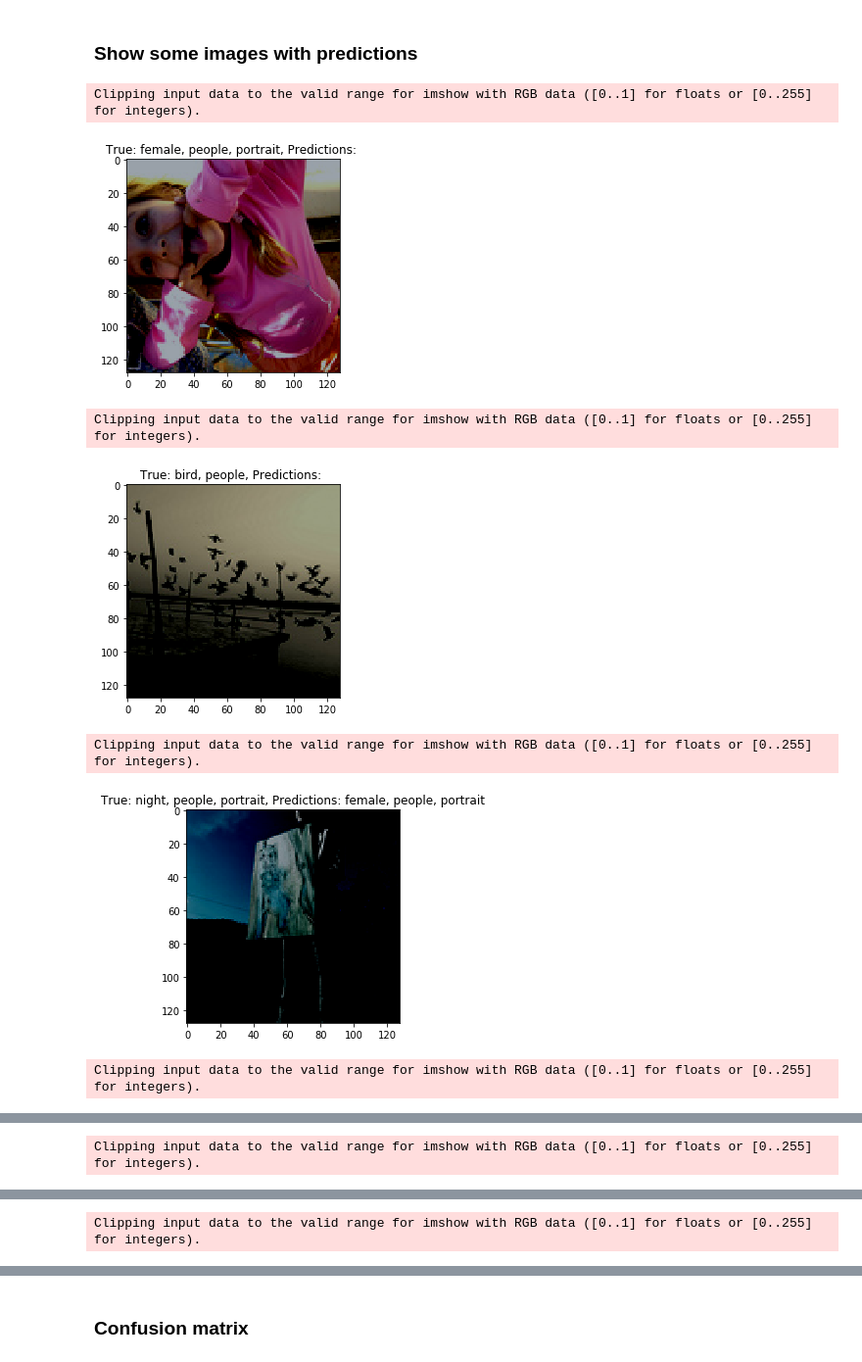
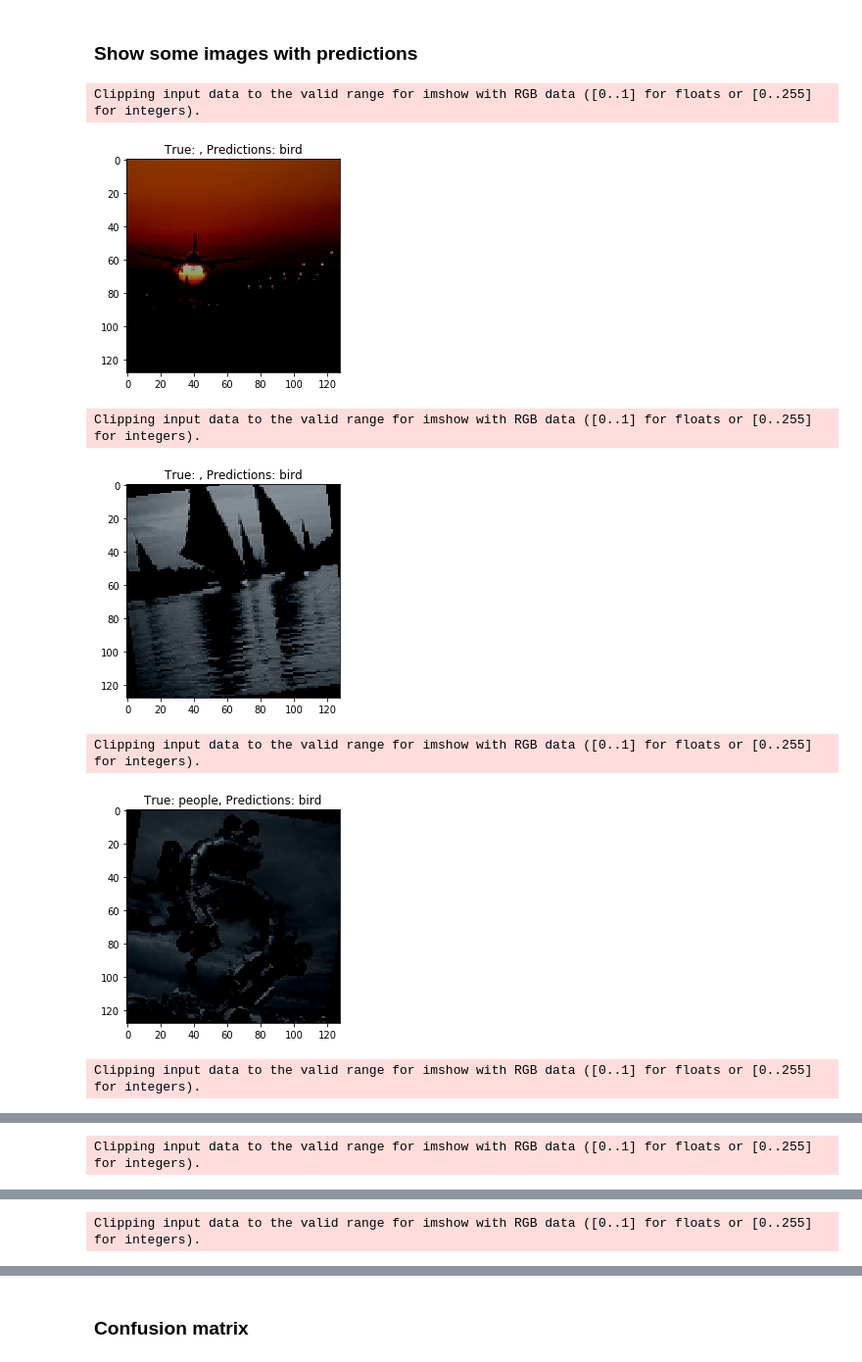
Before and after one commit to ikanher/the-three-caballeros, a Jupyter notebook: notebooks/08_transfer_learning_cyclic_lr.ipynb, the cells around one changed output, grey strips where cells are left out. Shown at 98% size. Cells and saved outputs as stored; diff of their text form; code cells hidden in the pictures.

Commit message:
Refactor to better support data augmentation.
- Separated data loading and dataloader creation.
- Transformations are applied to datasets.
- Dataloaders use datasets.

```diff
--- a/notebooks/08_transfer_learning_cyclic_lr.ipynb
+++ b/notebooks/08_transfer_learning_cyclic_lr.ipynb
@@ -497,34 +493,27 @@ affix = "_" + str(max_images_per_class) if max_images_per_class < 1e9 else ""
 # possibly containing the label. transforms.RandomErasing(p=0.3, scale=(0.02, 0.06), ratio=(1, 3), value=0, inplace=False),
 
 transformations = {
-    'train': transforms.Compose([
-        #transforms.Resize([224,224]),
+    'train':
+        transforms.Compose([
         transforms.RandomApply([
-            transforms.RandomHorizontalFlip(p=0.3),
-            transforms.RandomVerticalFlip(p=0.1),
-            transforms.RandomChoice([
-                transforms.RandomAffine(degrees=30, translate=None, scale=None,
-shear=None, resample=False, fillcolor=0),
-                transforms.RandomRotation((-30, 30)),
-            ]),
+            transforms.RandomHorizontalFlip(p=1),
+            transforms.RandomRotation((-10, 10)),
             transforms.ColorJitter(brightness=0.3, contrast=0.3, saturation=0.3, hue=0.3),
-            transforms.RandomGrayscale(p=0.1),
-        ], p=0.5),
+            transforms.RandomGrayscale(p=1),
+            transforms.RandomPerspective(),
+        ], p=1),
         transforms.ToTensor(),
         transforms.Normalize(mean=MEAN, std=STD)
     ]),
     'valid': transforms.Compose([
-        #transforms.Resize([224,224]),
         transforms.ToTensor(),
         transforms.Normalize(mean=MEAN, std=STD)
     ]),
     'test': transforms.Compose([
-        #transforms.Resize([224,224]),
         transforms.ToTensor(),
         transforms.Normalize(mean=MEAN, std=STD)
     ]),
 }
-
 
 try:
     train_dataloader = torch.load(f'../data/train_dataloader{affix}.dat')
@@ -626,6 +615,14 @@ if False:
         layer.requires_grad = False
 
     model.fc = nn.Linear(2048, 14).to(device)
+# %%
+if False:
+    model = resnet152(pretrained=True).to(device)
+
+    for layer in model.children():
+        layer.requires_grad = False
+
+    model.fc = nn.Linear(2048, 14).to(device)
 # %% [markdown]
 ## Train a model or load an existing model from disk
 # %%
@@ -664,12 +660,14 @@ scheduler = torch.optim.lr_scheduler.OneCycleLR(
 # Paths for model saving and loading
 
 # Only state dictionary
-#model_save_path = '../data/resnet-valid-acc-0.71.pth'
-model_save_path = '../data/vgg16-9epochs-valid-acc-0.66.pth'
+#model_save_path = '../data/resnet-valid-acc-aug-0.70.pth'
+#model_save_path = '../data/resnet-101-valid-acc-0.73.pth'
+model_save_path = '../data/resnet-valid-acc-aug-0.716.pth'
+#model_save_path = '../data/vgg16-9epochs-valid-acc-0.66.pth'
 
 # Whole model
 #model_whole_save_path = '../data/vgg16-7epochs-valid-acc-0.703.pth'
 # %%
 # Plain model saving and loading (only state dictionary).
-torch.save(model.state_dict(), model_save_path)
-#model.load_state_dict(torch.load(model_save_path, map_location=torch.device('cpu')))
+#torch.save(model.state_dict(), model_save_path)
+model.load_state_dict(torch.load(model_save_path, map_location=torch.device('cpu')))
@@ -731,12 +726,12 @@ KeyboardInterrupt:
 # %% [markdown]
 ### Show some images with predictions
 # %%
-visualize_predictions(model, device, valid_dataloader, n_to_show=10, threshold=0.75)
+visualize_predictions(model, device, train_dataloader, n_to_show=10, threshold=0.75)
 # %% [output]
 Clipping input data to the valid range for imshow with RGB data ([0..1] for floats or [0..255] for integers).
-[figure, old version]
+[figure, new version]
 Clipping input data to the valid range for imshow with RGB data ([0..1] for floats or [0..255] for integers).
-[figure, old version]
+[figure, new version]
 Clipping input data to the valid range for imshow with RGB data ([0..1] for floats or [0..255] for integers).
-[figure, old version]
+[figure, new version]
 Clipping input data to the valid range for imshow with RGB data ([0..1] for floats or [0..255] for integers).
```
Also changed, not shown: parts of 18 cells of this notebook, 1 other file.
